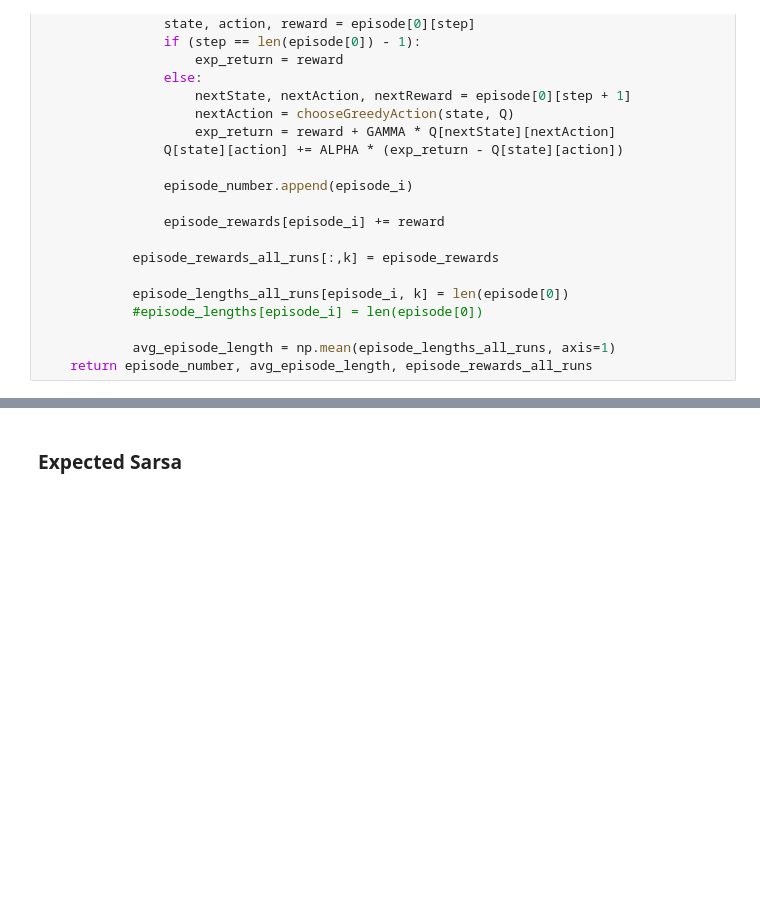
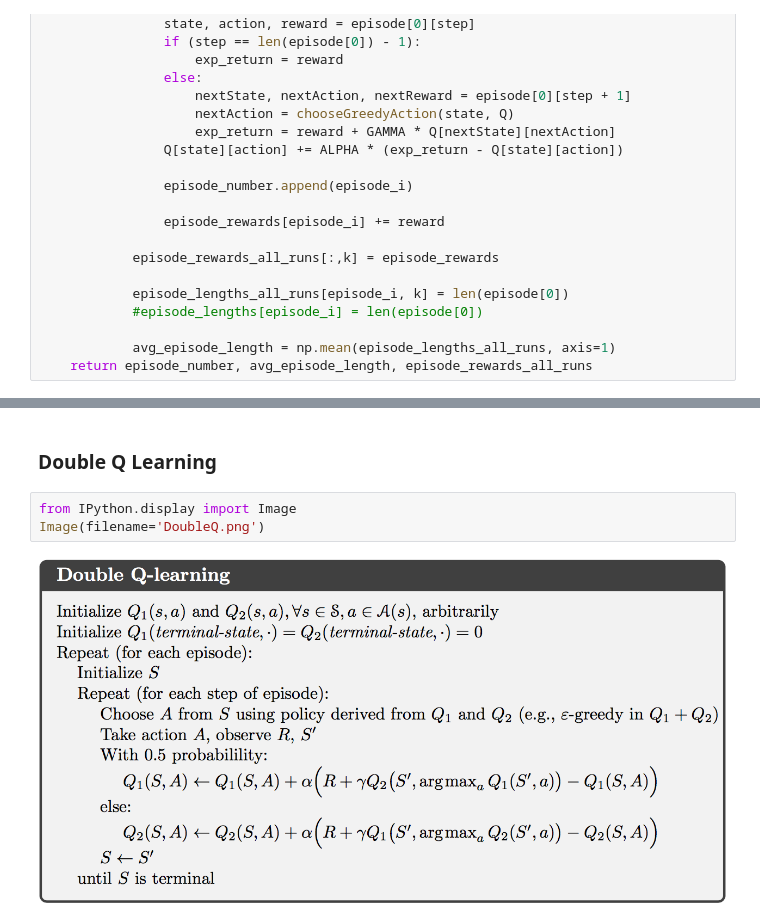
Before and after one commit to sumanabasu/Reinforcement-Learning, a Jupyter notebook: TD Control Algorithms -GridWorld Domain.ipynb, the cells around one changed output, grey strips where cells are left out. Cells and saved outputs as stored; diff of their text form; blank space fills up the shorter version.

```diff
--- a/TD Control Algorithms -GridWorld Domain.ipynb
+++ b/TD Control Algorithms -GridWorld Domain.ipynb
@@ -324,2 +332,7 @@ plt.show()
-# %% [markdown]
-### Expected Sarsa
+# %% [markdown]
+### Double Q Learning
+# %%
+from IPython.display import Image
+Image(filename='DoubleQ.png')
+# %% [output]
+[figure, added]
```
Also changed, not shown: parts of 14 cells of this notebook.
